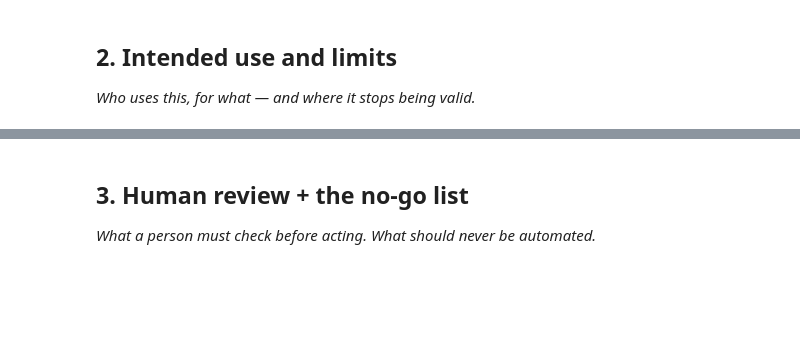
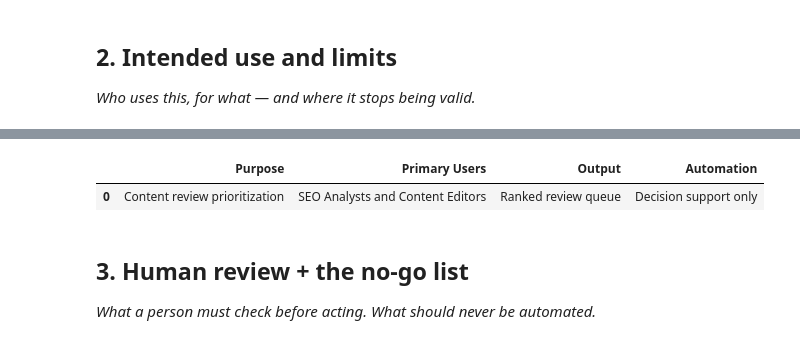
Before and after one commit to muneebulhaq02/flyrank-ml-internship, a Jupyter notebook: work/notebooks/w07_action_playbook.ipynb, the cells around one changed output, grey strips where cells are left out. Saved outputs shown, nothing was run; the diff lists cells and outputs as text; code cells hidden in the pictures; blank space fills up the shorter version.

```diff
--- a/work/notebooks/w07_action_playbook.ipynb
+++ b/work/notebooks/w07_action_playbook.ipynb
@@ -20,6 +131,25 @@ This skeleton is yours to fill. Work the sections **in order** — each one has
 # %%
 # This cell is for CODE (numbers, a query, a check).
 # Write your text answer in the cell ABOVE this one — typing sentences here breaks Run All.
+summary = pd.DataFrame({
+    "Purpose":[
+        "Content review prioritization"
+    ],
+    "Primary Users":[
+        "SEO Analysts and Content Editors"
+    ],
+    "Output":[
+        "Ranked review queue"
+    ],
+    "Automation":[
+        "Decision support only"
+    ]
+})
+
+summary
+# %% [output]
+|  | Purpose | Primary Users | Output | Automation |
+| 0 | Content review prioritization | SEO Analysts and Content Editors | Ranked review queue | Decision support only |
 # %% [markdown]
 ## 3. Human review + the no-go list
 
```
Also changed, not shown: parts of 12 cells of this notebook.
